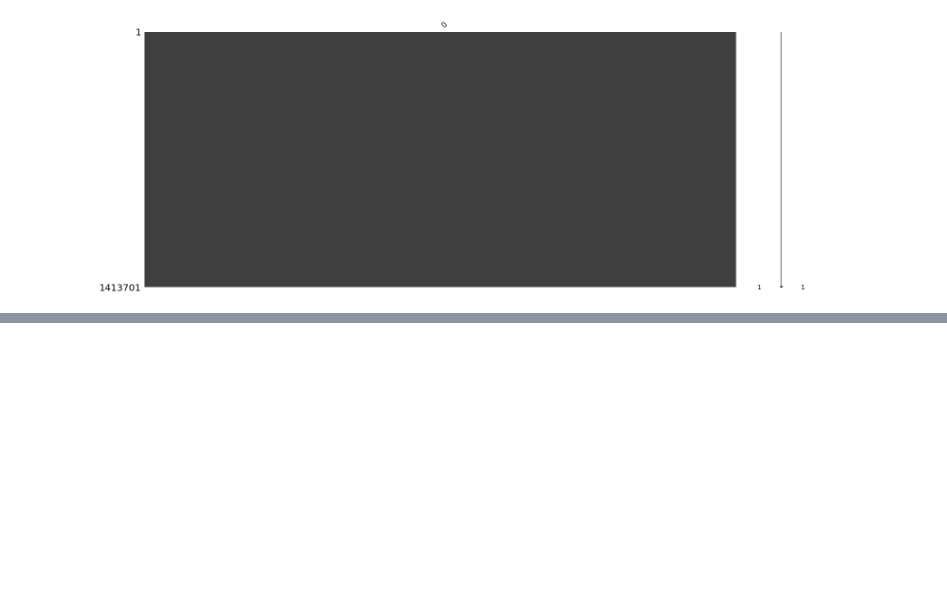
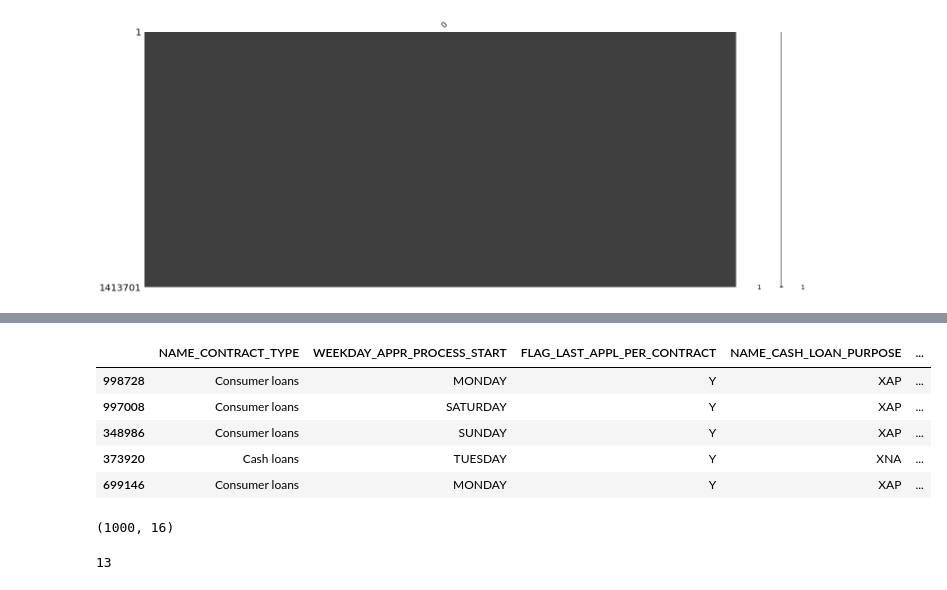
Before and after one commit to chalendony/data-prep-visualization, a Jupyter notebook: Data Preparation and Visualization.ipynb, the cells around one changed output, grey strips where cells are left out. Saved outputs shown, nothing was run; the diff lists cells and outputs as text; code cells hidden in the pictures; blank space fills up the shorter version.

```diff
--- a/Data Preparation and Visualization.ipynb
+++ b/Data Preparation and Visualization.ipynb
@@ -494,0 +472,37 @@ K = len(train)**.5
+# %%
+# create subset ...
+table = 'previous_application'
+seed = 300
+numinstances = 1000
+datatype = 'category'
+df = frames[table].copy(deep=True)
+
+# drop empty - I think this is done in the datawig
+df.dropna(axis=0, how='any', inplace=True)
+
+# select random instances
+df = df.sample(numinstances,random_state=seed)
+
+# remove numeric columns
+df = df.select_dtypes(include=['category'])
+
+# error in manual process
+df.drop(['HOUR_APPR_PROCESS_START','NFLAG_LAST_APPL_IN_DAY','SELLERPLACE_AREA','NFLAG_INSURED_ON_APPROVAL'], axis=1, inplace=True)
+
+df.head()
+# %% [output]
+|  | NAME_CONTRACT_TYPE | WEEKDAY_APPR_PROCESS_START | FLAG_LAST_APPL_PER_CONTRACT | NAME_CASH_LOAN_PURPOSE | ... |
+| 998728 | Consumer loans | MONDAY | Y | XAP | ... |
+| 997008 | Consumer loans | SATURDAY | Y | XAP | ... |
+| 348986 | Consumer loans | SUNDAY | Y | XAP | ... |
+| 373920 | Cash loans | TUESDAY | Y | XNA | ... |
+| 699146 | Consumer loans | MONDAY | Y | XAP | ... |
+# %%
+df.shape
+# %% [output]
+(1000, 16)
+# %%
+## distinct values
+df.PRODUCT_COMBINATION.nunique()
+# %% [output]
+13
```
Also changed, not shown: parts of 19 cells of this notebook, 1 other file.
